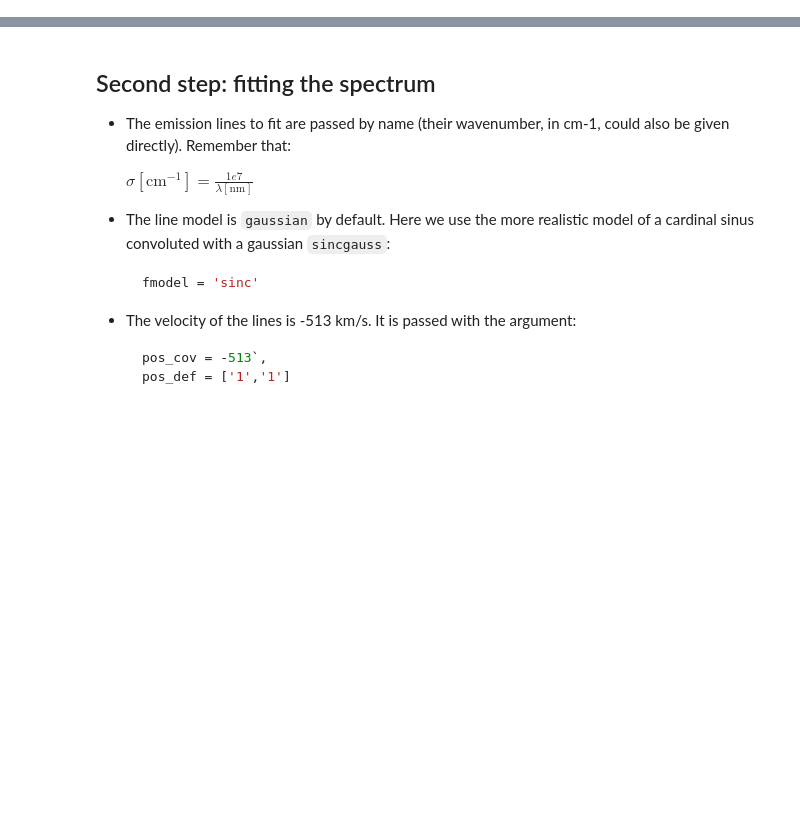
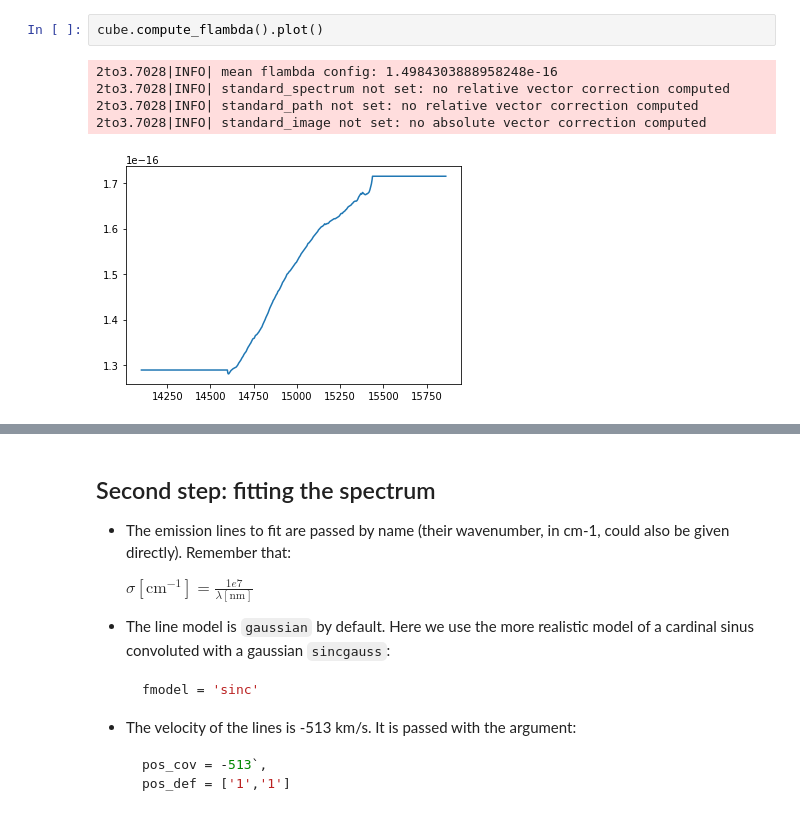
Before and after one commit to thomasorb/orcs, a Jupyter notebook: docs/script_example_fit_a_single_spectrum.ipynb, the cells around one changed output, grey strips where cells are left out. Saved outputs shown, nothing was run; the diff lists cells and outputs as text; blank space fills up the shorter version.

```diff
--- a/docs/script_example_fit_a_single_spectrum.ipynb
+++ b/docs/script_example_fit_a_single_spectrum.ipynb
@@ -18,0 +35,8 @@ INFO| Cube is CALIBRATED in wavenumber
+# %%
+cube.compute_flambda().plot()
+# %% [output]
+2to3.7028|INFO| mean flambda config: 1.4984303888958248e-16
+2to3.7028|INFO| standard_spectrum not set: no relative vector correction computed
+2to3.7028|INFO| standard_path not set: no relative vector correction computed
+2to3.7028|INFO| standard_image not set: no absolute vector correction computed
+[figure, added]
```
Also changed, not shown: parts of 14 cells of this notebook, 1 other file.
